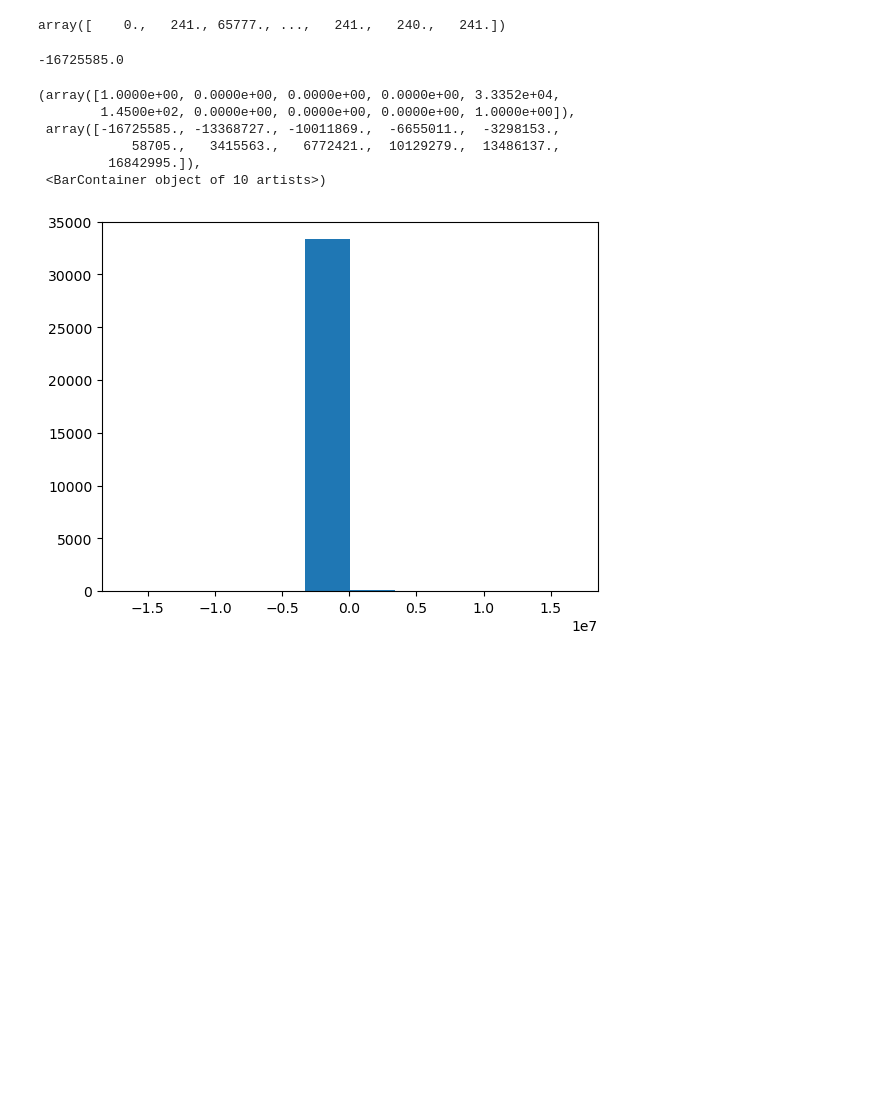
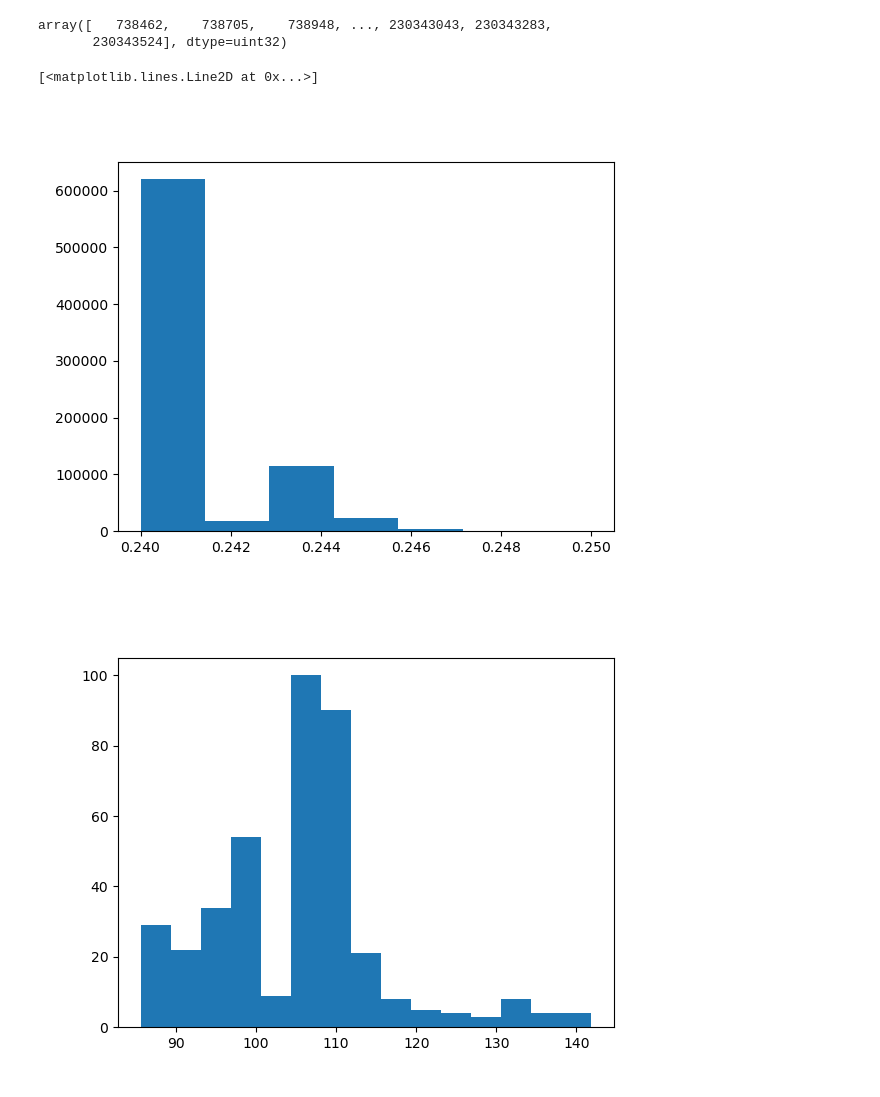
Before and after one commit to rAvioli04/CMDSAT, a Jupyter notebook: Feather/analysis.ipynb, the cells around one changed output. Drawn from its saved outputs; the diff is of its cells as text; code cells hidden in the pictures; blank space fills up the shorter version.

```diff
--- a/Feather/analysis.ipynb
+++ b/Feather/analysis.ipynb
@@ -13,9 +14,9 @@ class data:
 # %%
 with open("data0.txt", mode='rb') as file: # b is important -> binary
     fileContent = file.read()
-    data_np = np.frombuffer(fileContent,np.byte)
+    data_np = np.frombuffer(fileContent,np.uint8)
 # %%
-data_2d = data_np.reshape((-1, 12))
+data_2d = data_np.reshape((-1, 12))[1:]
 micros = np.zeros(data_2d.shape[0],dtype=np.uint32)
 acceleration = np.zeros((data_2d.shape[0],3),dtype=np.int16)
 for i in range(data_2d.shape[0]):
@@ -67,20 +34,19 @@ for i in range(1,len(data_array)-2):
-# %%
-delta_micro
-# %% [output]
-array([    0.,   241., 65777., ...,   241.,   240.,   241.])
-# %%
-np.min(delta_micro)
-# %% [output]
--16725585.0
-# %%
-import matplotlib.pyplot as plt
-
-plt.hist(delta_micro)
-# %% [output]
-(array([1.0000e+00, 0.0000e+00, 0.0000e+00, 0.0000e+00, 3.3352e+04,
-        1.4500e+02, 0.0000e+00, 0.0000e+00, 0.0000e+00, 1.0000e+00]),
- array([-16725585., -13368727., -10011869.,  -6655011.,  -3298153.,
-            58705.,   3415563.,   6772421.,  10129279.,  13486137.,
-         16842995.]),
- <BarContainer object of 10 artists>)
-[figure, removed]
+# %%
+micros
+# %% [output]
+array([   738462,    738705,    738948, ..., 230343043, 230343283,
+       230343524], dtype=uint32)
+# %%
+import matplotlib.pyplot as plt
+micros_diff = np.diff(micros)[:-1]
+
+plt.figure()
+plt.hist(micros_diff[micros_diff<20000]*1e-3,7)
+plt.figure()
+plt.hist(micros_diff[micros_diff>20000]*1e-3,15)
+plt.figure()
+plt.plot(micros[30000:60000]*1e-6,micros_diff[30000:60000],'.')
+# %% [output]
+[<matplotlib.lines.Line2D at 0x...>]
+[figure, added]
+[figure, added]
```
Also changed, not shown: parts of 9 cells of this notebook, 2 other files.
